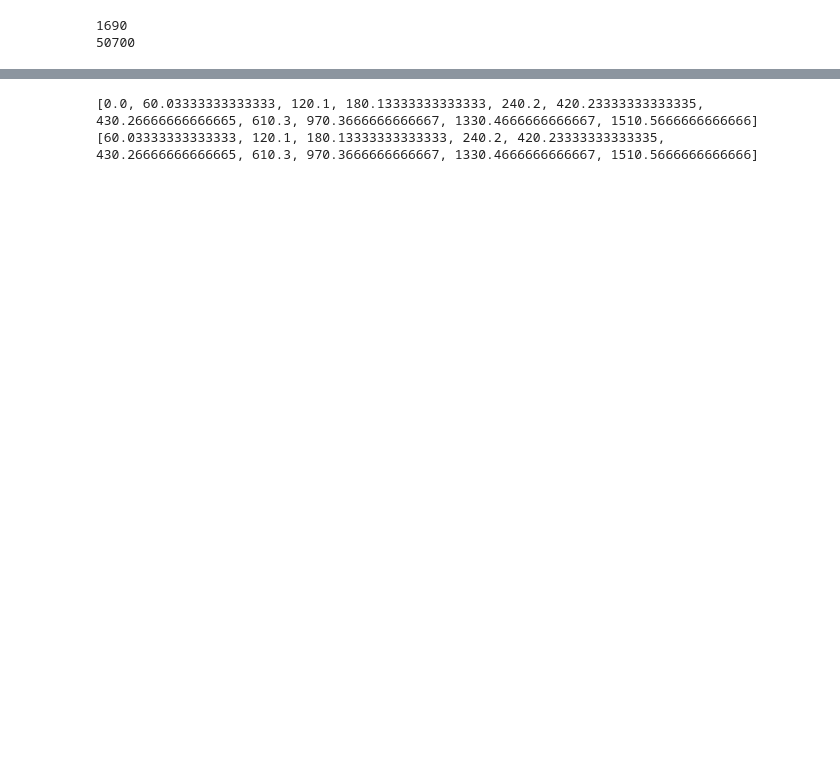
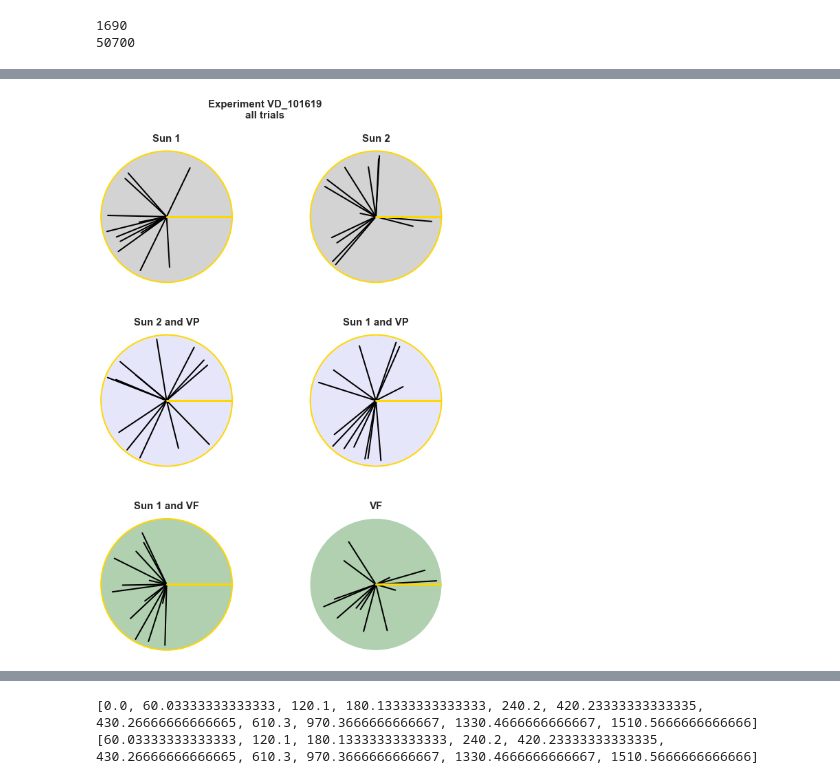
Before and after one commit to f-ponce/vdesert_pipeline, a Jupyter notebook: VD_101619.ipynb, the cells around one changed output, grey strips where cells are left out. Drawn from its saved outputs; the diff is of its cells as text; code cells hidden in the pictures; blank space fills up the shorter version.

```diff
--- a/VD_101619.ipynb
+++ b/VD_101619.ipynb
@@ -636,0 +1052,54 @@ for i in range(len(allangles_sf)):
+# %%
+# # circular means plot
+
+fig, axs = plt.subplots(3,2, figsize=(10, 13), facecolor='w', edgecolor='k', subplot_kw=dict(polar=True))
+fig.subplots_adjust(hspace = .4)
+fig.suptitle('Experiment '+exp+'\n'+'all trials',fontsize = 15, fontweight='bold')
+
+axs = axs.ravel()
+exp_trials_tp = [6,7,8,9,10,11]
+axisorder = [0,1,2,3,4,5]
+bckclr_labels = ['lightgray','lavender','darkseagreen']
+p_labels = ['Sun 1', 'Sun 2', 'Sun 2 and VP', 'Sun 1 and VP', 'Sun 1 and VF', 'VF']
+for j in range(len(exp_trials_tp)):
+    for i in range(13):#(len(all_circmeans_sf)):
+        cms = all_circmeans_sf[i][exp_trials_tp[j]]
+        cvs = all_circvars_sf[i][exp_trials_tp[j]]
+        axs[axisorder[j]].plot((0, cms), ( 0, cvs), alpha = 1, color = 'k', linewidth =2)
+        axs[axisorder[j]].plot((0, 0), ( 0, 1), alpha = 0.9, color = 'gold', linewidth =3)
+        axs[axisorder[j]].grid(False)
+        axs[axisorder[j]].set_yticks([])
+        axs[axisorder[j]].set_xticks([])
+        axs[axisorder[j]].spines['polar'].set_visible(True)
+        axs[axisorder[j]].set_rlim(0,1)
+        axs[axisorder[j]].set_title(p_labels[j],fontsize = 15, fontweight='bold')
+
+        if exp_trials_tp[j] in [6,7]:
+            axs[axisorder[j]].patch.set_facecolor(bckclr_labels[0])
+            axs[axisorder[j]].spines['polar'].set_ec('gold')
+            axs[axisorder[j]].spines['polar'].set_linewidth(2)
+
+        elif exp_trials_tp[j] in [8,9]:
+            axs[axisorder[j]].patch.set_facecolor(bckclr_labels[1])
+            axs[axisorder[j]].spines['polar'].set_ec(bckclr_labels[0])
+            axs[axisorder[j]].spines['polar'].set_ec('gold')
+            axs[axisorder[j]].spines['polar'].set_linewidth(2)
+
+        elif exp_trials_tp[j] in [10]:
+            axs[axisorder[j]].patch.set_facecolor(bckclr_labels[2])
+            axs[axisorder[j]].spines['polar'].set_ec(bckclr_labels[0])
+            axs[axisorder[j]].patch.set_alpha(0.7)
+            axs[axisorder[j]].spines['polar'].set_ec('gold')
+            axs[axisorder[j]].spines['polar'].set_linewidth(2)
+
+        elif exp_trials_tp[j] in [11]:
+            axs[axisorder[j]].patch.set_facecolor(bckclr_labels[2])
+            axs[axisorder[j]].spines['polar'].set_ec(bckclr_labels[0])
+            axs[axisorder[j]].patch.set_alpha(0.7)
+
+        axs[axisorder[j]].xaxis.set_tick_params(labelsize=15, pad=10)
+
+#     savefigdir = '/Users/fponce/Documents/vdesert/VD_101619/'
+#     fig.savefig(savefigdir+exp+'_polarplots_'+'allflies_t9'+'.pdf')  #bbox_inches='tight'
+# %% [output]
+[figure, added]
```
Also changed, not shown: parts of 21 cells of this notebook, 3 other files.
